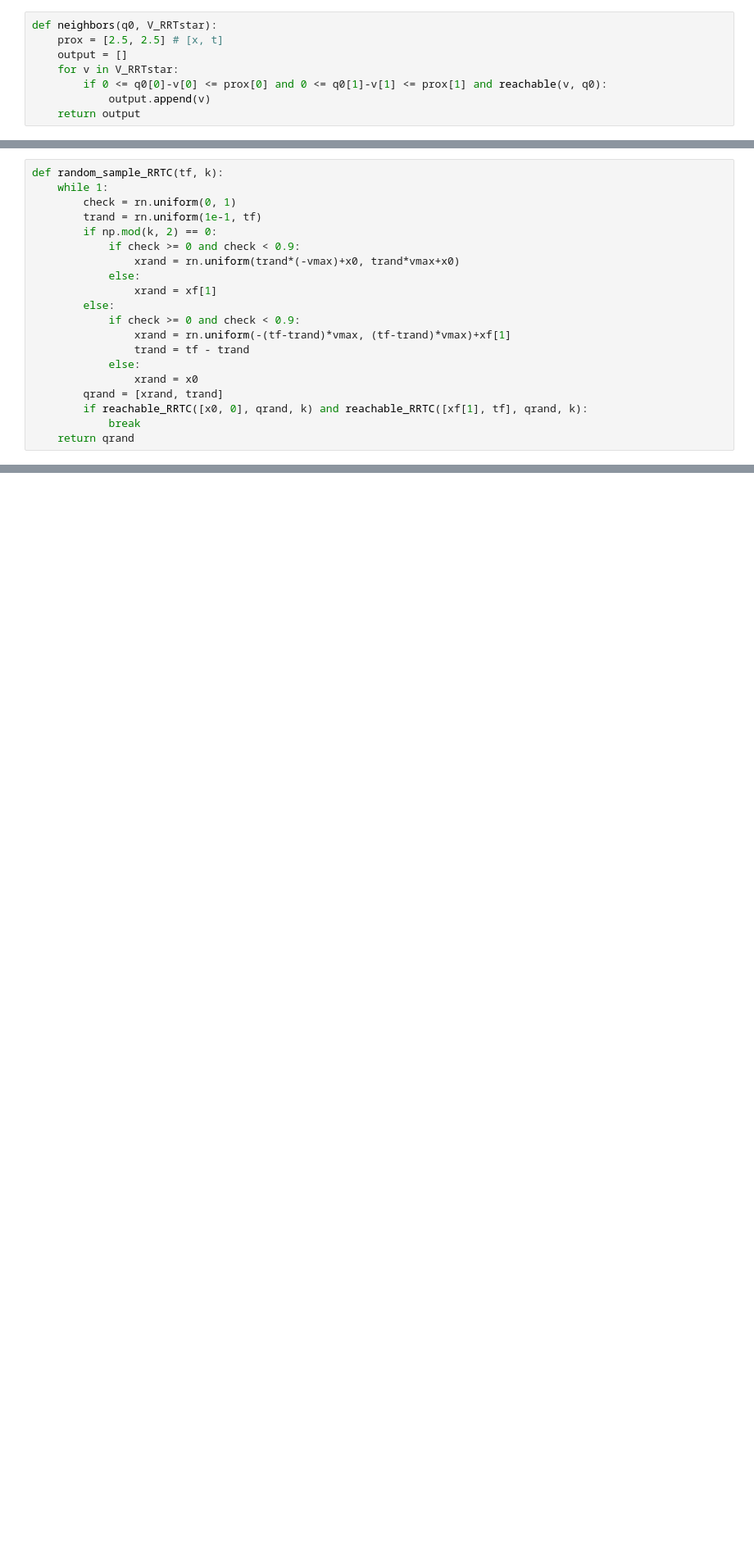
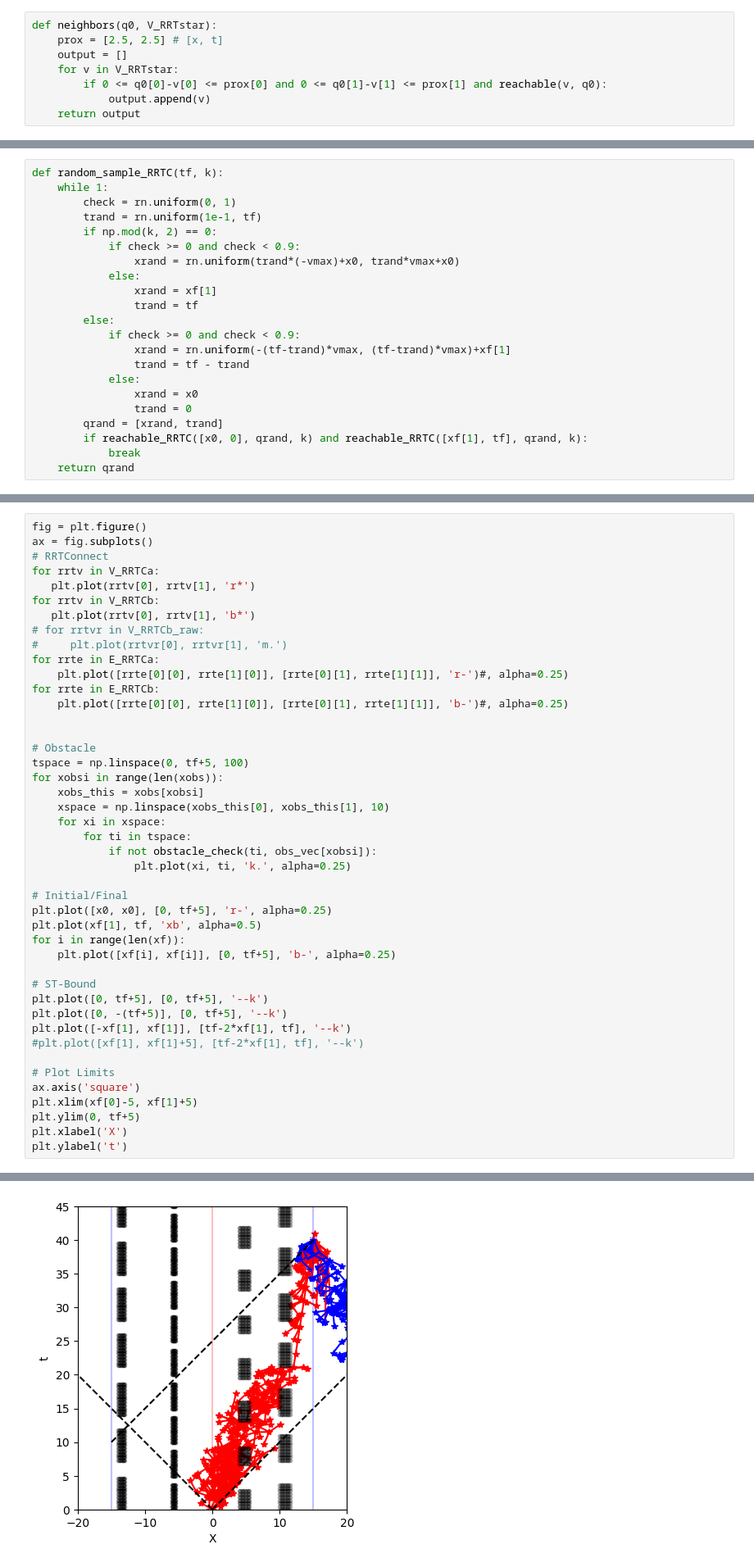
Before and after one commit to jeffersonkim97/cognis_UAM, a Jupyter notebook: script/Comparison/1D.ipynb, the cells around one changed output, grey strips where cells are left out. Shown at 82% size. Cells and saved outputs as stored; diff of their text form; blank space fills up the shorter version.

```diff
--- a/script/Comparison/1D.ipynb
+++ b/script/Comparison/1D.ipynb
@@ -396,12 +456,14 @@ def random_sample_RRTC(tf, k):
                 xrand = rn.uniform(trand*(-vmax)+x0, trand*vmax+x0)
             else:
                 xrand = xf[1]
+                trand = tf
         else:
             if check >= 0 and check < 0.9:
                 xrand = rn.uniform(-(tf-trand)*vmax, (tf-trand)*vmax)+xf[1]
                 trand = tf - trand
             else:
                 xrand = x0
+                trand = 0
         qrand = [xrand, trand]
         if reachable_RRTC([x0, 0], qrand, k) and reachable_RRTC([xf[1], tf], qrand, k):
             break
@@ -421,0 +604,45 @@ def find_neighbor_RRTC(qrand, V, k):
+# %%
+fig = plt.figure()
+ax = fig.subplots()
+# RRTConnect
+for rrtv in V_RRTCa:
+   plt.plot(rrtv[0], rrtv[1], 'r*')
+for rrtv in V_RRTCb:
+   plt.plot(rrtv[0], rrtv[1], 'b*')
+# for rrtvr in V_RRTCb_raw:
+#     plt.plot(rrtvr[0], rrtvr[1], 'm.')
+for rrte in E_RRTCa:
+    plt.plot([rrte[0][0], rrte[1][0]], [rrte[0][1], rrte[1][1]], 'r-')#, alpha=0.25)
+for rrte in E_RRTCb:
+    plt.plot([rrte[0][0], rrte[1][0]], [rrte[0][1], rrte[1][1]], 'b-')#, alpha=0.25)
+
+
+# Obstacle
+tspace = np.linspace(0, tf+5, 100)
+for xobsi in range(len(xobs)):
+    xobs_this = xobs[xobsi]
+    xspace = np.linspace(xobs_this[0], xobs_this[1], 10)
+    for xi in xspace:
+        for ti in tspace:
+            if not obstacle_check(ti, obs_vec[xobsi]):
+                plt.plot(xi, ti, 'k.', alpha=0.25)
+
+# Initial/Final
+plt.plot([x0, x0], [0, tf+5], 'r-', alpha=0.25)
+plt.plot(xf[1], tf, 'xb', alpha=0.5)
+for i in range(len(xf)):
+    plt.plot([xf[i], xf[i]], [0, tf+5], 'b-', alpha=0.25)
+
+# ST-Bound
+plt.plot([0, tf+5], [0, tf+5], '--k')
+plt.plot([0, -(tf+5)], [0, tf+5], '--k')
+plt.plot([-xf[1], xf[1]], [tf-2*xf[1], tf], '--k')
+#plt.plot([xf[1], xf[1]+5], [tf-2*xf[1], tf], '--k')
+
+# Plot Limits
+ax.axis('square')
+plt.xlim(xf[0]-5, xf[1]+5)
+plt.ylim(0, tf+5)
+plt.xlabel('X')
+plt.ylabel('t')
+# %% [output]
@@ -421,0 +650 @@ def find_neighbor_RRTC(qrand, V, k):
+[figure, added]
```
Also changed, not shown: parts of 17 cells of this notebook.
